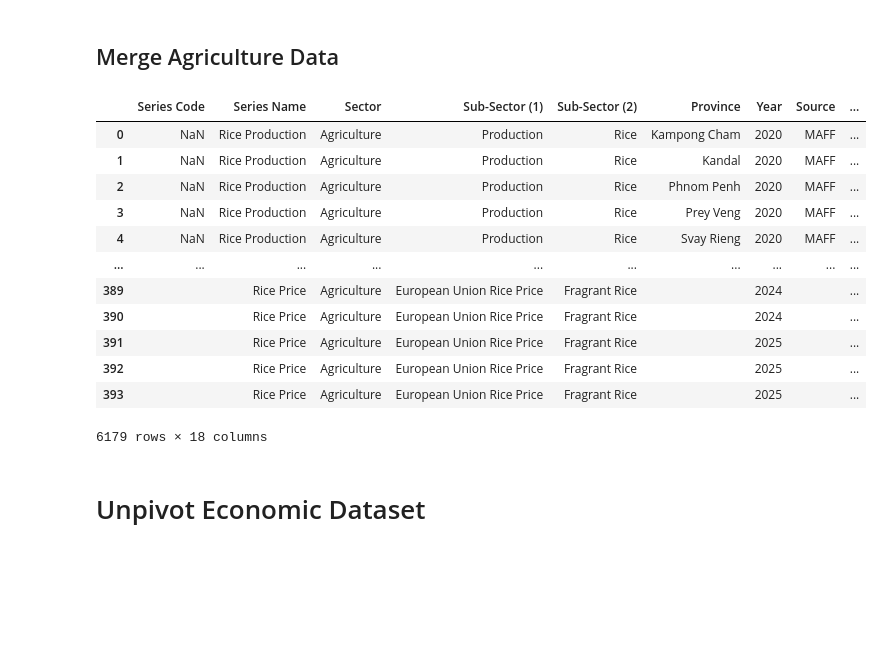
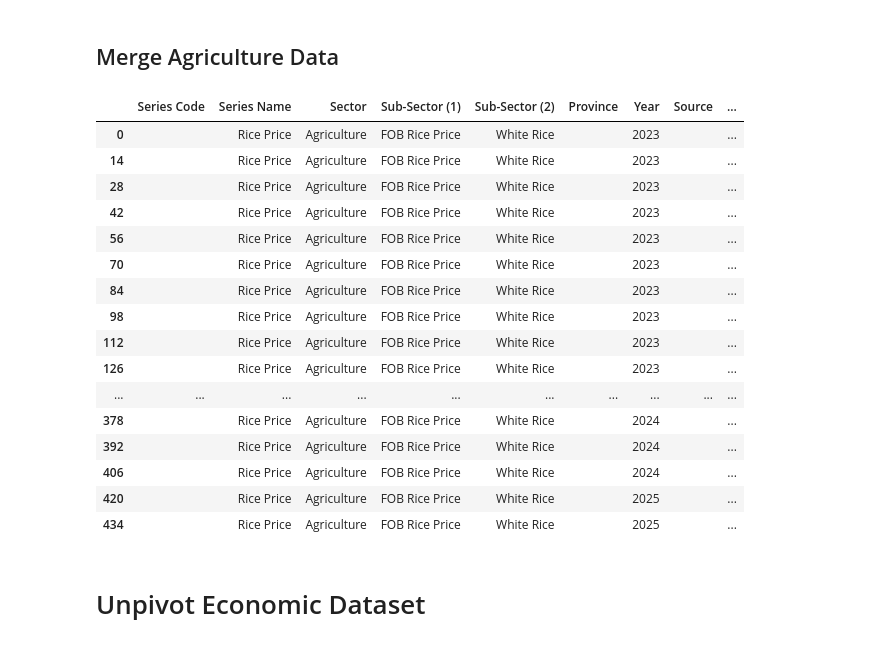
Before and after one commit to whatanakKean/cdri-data-hub-web-view, a Jupyter notebook: src/etl/experiments.ipynb, the cells around one changed output. Cells and saved outputs as stored; diff of their text form; code cells hidden in the pictures; blank space fills up the shorter version.

```diff
--- a/src/etl/experiments.ipynb
+++ b/src/etl/experiments.ipynb
@@ -252,12 +252,14 @@ european_indica_average["Sub-Sector (2)"] = "Fragrant Rice"
 european_indica_average["Source"] = ""
 european_indica_average["Latitude"] = ""
 european_indica_average["Longtitude"] = ""
-european_indica_average["Indicator"] = "Average Price"
+european_indica_average["Indicator"] = "Price"
 european_indica_average["Indicator Unit"] = "£/Tonne"
 
 european_indica_average["Province"] = ""
 european_indica_average["Markets"] = ""
 european_indica_average["Pro code"] = ""
 
-european_indica_average
+
+
+european_indica_average['Indicator Value']
 # %% [output]
@@ -279,52 +280,54 @@ european_indica_average
 # %%
 import sqlite3
 
 combined_agriculture_df = pd.concat([initial_agri_data, paddy_rice_price, fob_rice_price, european_indica_long_b, european_indica_average], axis=0)
 combined_agriculture_df = combined_agriculture_df.applymap(lambda x: x.strip() if isinstance(x, str) else x)
-combined_agriculture_df['Indicator Value'] = initial_agri_data['Indicator Value'].replace(['', ' ', 'N/A'], pd.NA)
-combined_agriculture_df['Indicator Value'] = pd.to_numeric(combined_agriculture_df['Indicator Value'], errors='coerce')
-
-# Optionally, you can save the unpivoted data back to a new Excel file
-combined_agriculture_df.to_excel("Unpivoted_Datahub_Agriculture.xlsx", index=False)
-
-# combined_agriculture_df = combined_agriculture_df.drop('Year', axis=1)
+# combined_agriculture_df['Indicator Value'] = initial_agri_data['Indicator Value'].replace(['', ' ', 'N/A'], pd.NA)
+# combined_agriculture_df['Indicator Value'] = pd.to_numeric(combined_agriculture_df['Indicator Value'], errors='coerce')
 
 combined_agriculture_df["Year"] = combined_agriculture_df["Year"].apply(
     lambda x: str(int(x)) if pd.notna(x) else x
 )
 
 
 # Ensure the 'Date' column is in datetime format
 combined_agriculture_df["Date"] = pd.to_datetime(combined_agriculture_df["Date"])
 combined_agriculture_df["Date"] = combined_agriculture_df["Date"].dt.strftime('%Y-%m-%d')
 
 # Update 'Year' column only for rows where 'Year' is missing
 combined_agriculture_df["Year"] = combined_agriculture_df.apply(
     lambda row: pd.to_datetime(row["Date"]).year if pd.isna(row["Year"]) and pd.notna(row["Date"]) else row["Year"],
     axis=1
 )
 
+# Optionally, you can save the unpivoted data back to a new Excel file
+combined_agriculture_df.to_excel("Unpivoted_Datahub_Agriculture.xlsx", index=False)
+
 # Step 6: Connect to SQLite database
 conn = sqlite3.connect("data.db")
 table_name = "agriculture_data"
 combined_agriculture_df.to_sql(table_name, conn, if_exists='replace', index=False)
 conn.close()
 
-combined_agriculture_df
+combined_agriculture_df[combined_agriculture_df['Variety'] == "Malys Angkor (Pka Romdoul)"]
 # %% [output]
 |  | Series Code | Series Name | Sector | Sub-Sector (1) | Sub-Sector (2) | Province | Year | Source | ... |
-| 0 | NaN | Rice Production | Agriculture | Production | Rice | Kampong Cham | 2020 | MAFF | ... |
-| 1 | NaN | Rice Production | Agriculture | Production | Rice | Kandal | 2020 | MAFF | ... |
-| 2 | NaN | Rice Production | Agriculture | Production | Rice | Phnom Penh | 2020 | MAFF | ... |
-| 3 | NaN | Rice Production | Agriculture | Production | Rice | Prey Veng | 2020 | MAFF | ... |
-| 4 | NaN | Rice Production | Agriculture | Production | Rice | Svay Rieng | 2020 | MAFF | ... |
+| 0 |  | Rice Price | Agriculture | FOB Rice Price | White Rice |  | 2023 |  | ... |
+| 14 |  | Rice Price | Agriculture | FOB Rice Price | White Rice |  | 2023 |  | ... |
+| 28 |  | Rice Price | Agriculture | FOB Rice Price | White Rice |  | 2023 |  | ... |
+| 42 |  | Rice Price | Agriculture | FOB Rice Price | White Rice |  | 2023 |  | ... |
+| 56 |  | Rice Price | Agriculture | FOB Rice Price | White Rice |  | 2023 |  | ... |
+| 70 |  | Rice Price | Agriculture | FOB Rice Price | White Rice |  | 2023 |  | ... |
+| 84 |  | Rice Price | Agriculture | FOB Rice Price | White Rice |  | 2023 |  | ... |
+| 98 |  | Rice Price | Agriculture | FOB Rice Price | White Rice |  | 2023 |  | ... |
+| 112 |  | Rice Price | Agriculture | FOB Rice Price | White Rice |  | 2023 |  | ... |
+| 126 |  | Rice Price | Agriculture | FOB Rice Price | White Rice |  | 2023 |  | ... |
 | ... | ... | ... | ... | ... | ... | ... | ... | ... | ... |
-| 389 |  | Rice Price | Agriculture | European Union Rice Price | Fragrant Rice |  | 2024 |  | ... |
-| 390 |  | Rice Price | Agriculture | European Union Rice Price | Fragrant Rice |  | 2024 |  | ... |
-| 391 |  | Rice Price | Agriculture | European Union Rice Price | Fragrant Rice |  | 2025 |  | ... |
-| 392 |  | Rice Price | Agriculture | European Union Rice Price | Fragrant Rice |  | 2025 |  | ... |
-| 393 |  | Rice Price | Agriculture | European Union Rice Price | Fragrant Rice |  | 2025 |  | ... |
+| 378 |  | Rice Price | Agriculture | FOB Rice Price | White Rice |  | 2024 |  | ... |
+| 392 |  | Rice Price | Agriculture | FOB Rice Price | White Rice |  | 2024 |  | ... |
+| 406 |  | Rice Price | Agriculture | FOB Rice Price | White Rice |  | 2024 |  | ... |
+| 420 |  | Rice Price | Agriculture | FOB Rice Price | White Rice |  | 2025 |  | ... |
+| 434 |  | Rice Price | Agriculture | FOB Rice Price | White Rice |  | 2025 |  | ... |
-6179 rows × 18 columns
 # %% [markdown]
 # Unpivot Economic Dataset
 # %%
```
Also changed, not shown: parts of 1 cell of this notebook, 9 other files.
